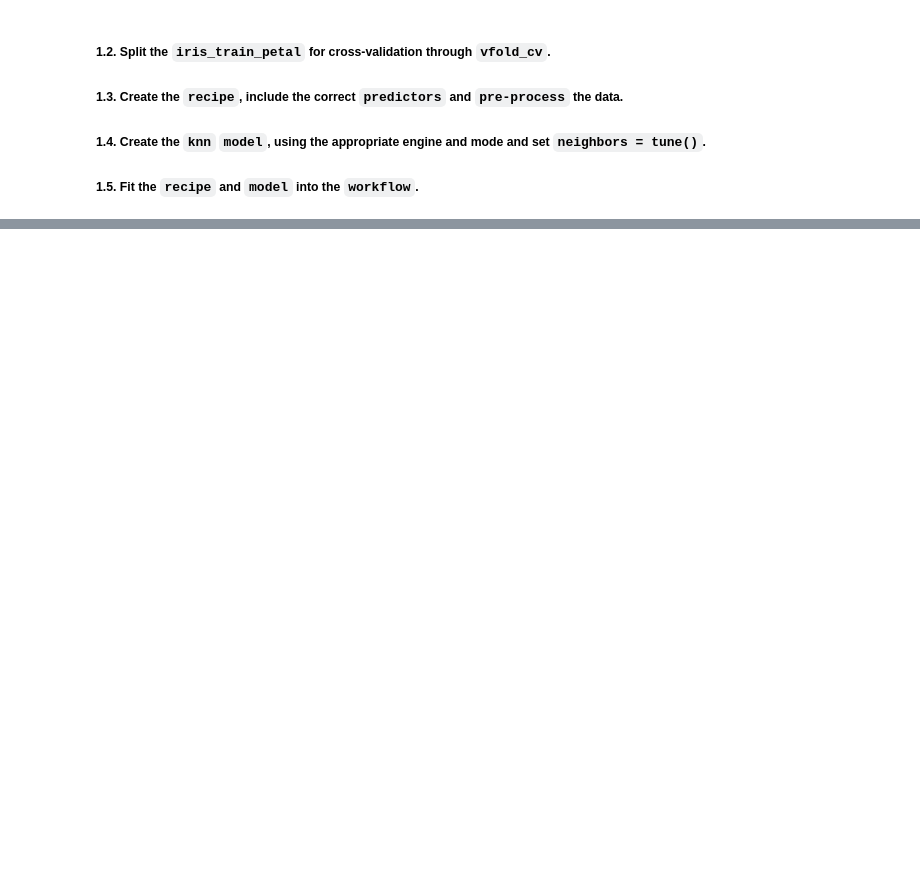
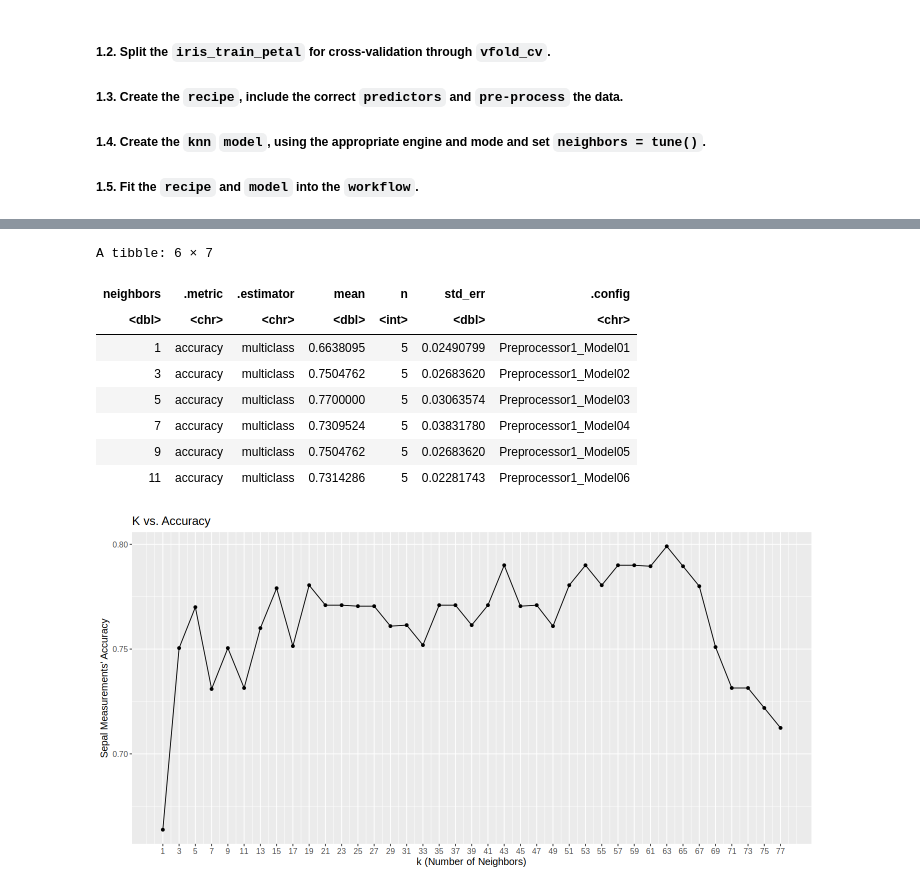
Before and after one commit to chilux00/dsci100-004-15, a Jupyter notebook: iris_prediction.ipynb, the cells around one changed output, grey strips where cells are left out. Cells and saved outputs as stored; diff of their text form; code cells hidden in the pictures; blank space fills up the shorter version.

```diff
--- a/iris_prediction.ipynb
+++ b/iris_prediction.ipynb
@@ -175,0 +417,19 @@ cross_val_plot_petal
+# %%
+#1.2
+sepal_vfold <- vfold_cv(iris_train_sepal, strata= class, v = 5)
+
+#1.3
+sepal_recipe <- recipe (class ~ . , data= iris_train_sepal)
+sepal_recipe
+
+#1.4
+sepal_spec <- nearest_neighbor(weight_func = "rectangular", neighbors = tune()) |>
+    set_engine ("kknn") |>
+    set_mode ("classification")
+sepal_spec
+
+#1.5
+sepal_workflow <- workflow() |>
+    add_recipe (sepal_recipe)|>
+    add_model (sepal_spec)
+sepal_workflow
@@ -175,0 +470,33 @@ cross_val_plot_petal
+# %%
+options(repr.plot.height = 6, repr.plot.width = 12)
+#1.6
+k_vals_sepal <- tibble(neighbors = seq(1,78, by=2))
+
+#1.7
+accurasies_sepal <- sepal_workflow |>
+    tune_grid (resamples = sepal_vfold, grid = k_vals_sepal) |>
+    collect_metrics() |>
+  filter(.metric == "accuracy")
+head(accurasies_sepal)
+#1.8
+cross_val_plot_sepal <- accurasies_sepal |>
+    ggplot(aes (x = neighbors, y = mean)) +
+    geom_point() +
+    geom_line() +
+    labs (x = "k (Number of Neighbors)",
+          y = "Sepal Measurements' Accuracy",
+         title = "K vs. Accuracy") +
+      theme(text = element_text(size = 12))+
+scale_x_continuous(breaks = seq(1, 78, by = 2)) # adjusting the x-axis
+cross_val_plot_sepal
+# %% [output]
+A tibble: 6 × 7
+| neighbors | .metric | .estimator | mean | n | std_err | .config |
+| <dbl> | <chr> | <chr> | <dbl> | <int> | <dbl> | <chr> |
+| 1 | accuracy | multiclass | 0.6638095 | 5 | 0.02490799 | Preprocessor1_Model01 |
+| 3 | accuracy | multiclass | 0.7504762 | 5 | 0.02683620 | Preprocessor1_Model02 |
+| 5 | accuracy | multiclass | 0.7700000 | 5 | 0.03063574 | Preprocessor1_Model03 |
+| 7 | accuracy | multiclass | 0.7309524 | 5 | 0.03831780 | Preprocessor1_Model04 |
+| 9 | accuracy | multiclass | 0.7504762 | 5 | 0.02683620 | Preprocessor1_Model05 |
+| 11 | accuracy | multiclass | 0.7314286 | 5 | 0.02281743 | Preprocessor1_Model06 |
+[figure, added]
```
Also changed, not shown: parts of 28 cells of this notebook.
